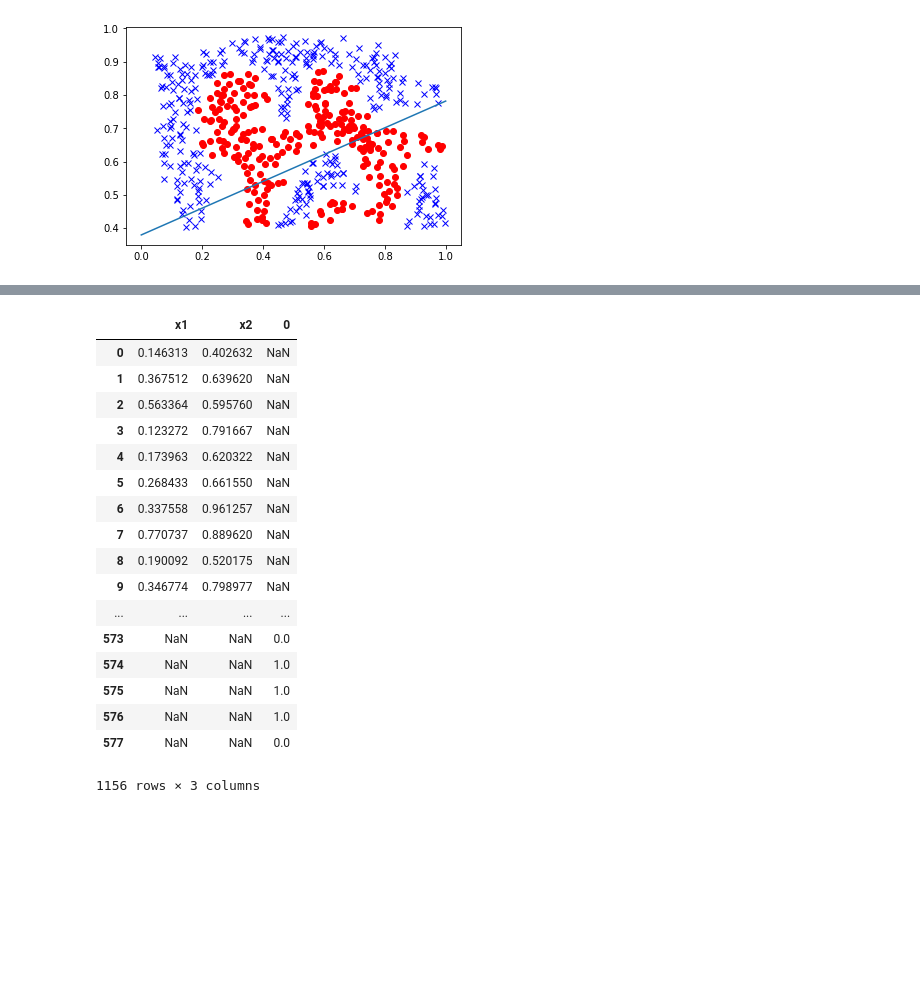
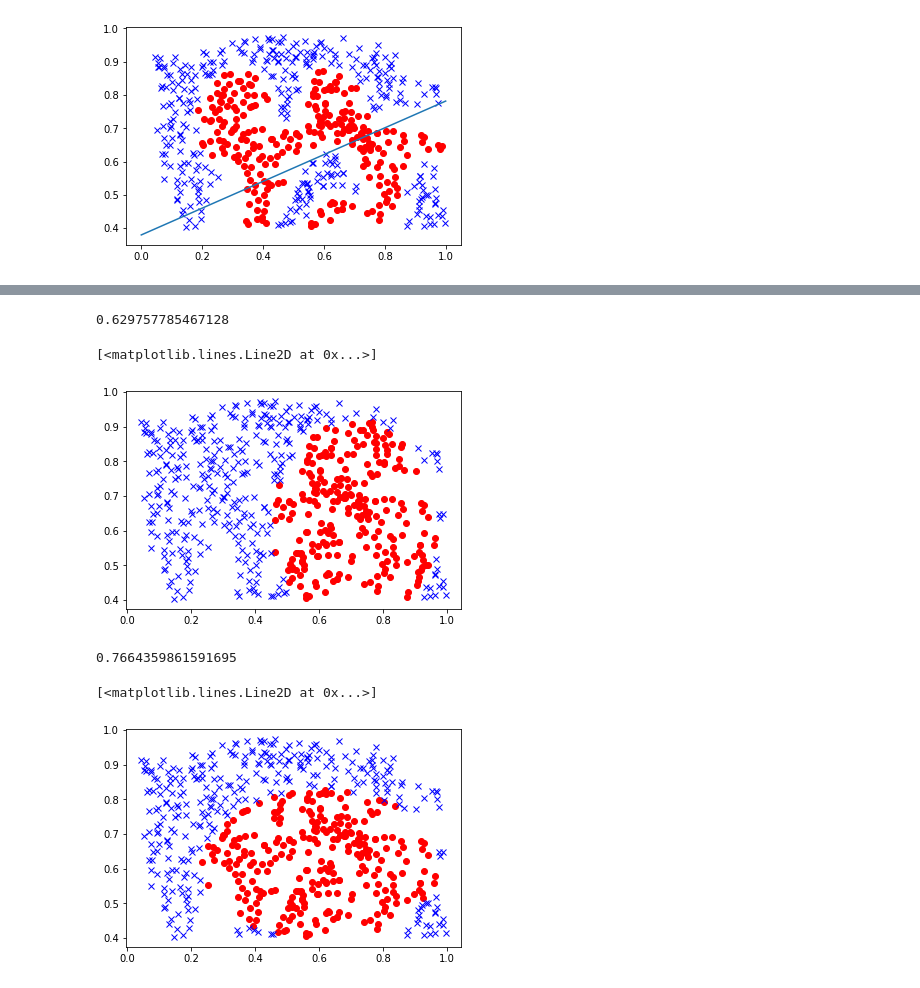
Before and after one commit to Sangil55/logregVsNavBayes, a Jupyter notebook: logRvsBayes.ipynb, the cells around one changed output, grey strips where cells are left out. Saved outputs shown, nothing was run; the diff lists cells and outputs as text; code cells hidden in the pictures; blank space fills up the shorter version.

```diff
--- a/logRvsBayes.ipynb
+++ b/logRvsBayes.ipynb
@@ -303,21 +324,38 @@ plt.plot(df_sub22['x1'],df_sub22['x2'],'bx')
-# %%
-df_trained
-# %% [output]
-|  | x1 | x2 | 0 |
-| 0 | 0.146313 | 0.402632 | NaN |
-| 1 | 0.367512 | 0.639620 | NaN |
-| 2 | 0.563364 | 0.595760 | NaN |
-| 3 | 0.123272 | 0.791667 | NaN |
-| 4 | 0.173963 | 0.620322 | NaN |
-| 5 | 0.268433 | 0.661550 | NaN |
-| 6 | 0.337558 | 0.961257 | NaN |
-| 7 | 0.770737 | 0.889620 | NaN |
-| 8 | 0.190092 | 0.520175 | NaN |
-| 9 | 0.346774 | 0.798977 | NaN |
-| ... | ... | ... | ... |
-| 573 | NaN | NaN | 0.0 |
-| 574 | NaN | NaN | 1.0 |
-| 575 | NaN | NaN | 1.0 |
-| 576 | NaN | NaN | 1.0 |
-| 577 | NaN | NaN | 0.0 |
-1156 rows × 3 columns
+# %%
+count_right=0
+count_wrong=0
+for index, xy in df_trained_mv1.iterrows():
+    if xy['y'] == df.iloc[index]['y']:
+        count_right+=1
+    else :
+        count_wrong+=1
+
+print(count_right/(count_right+count_wrong))
+plt.figure()
+df_sub11 = df_trained_mv1[df_trained_mv1['y'] == 0]
+df_sub22 = df_trained_mv1[df_trained_mv1['y'] == 1]
+plt.plot(df_sub11['x1'],df_sub11['x2'],'ro')
+plt.plot(df_sub22['x1'],df_sub22['x2'],'bx')
+# %% [output]
+0.629757785467128
+[<matplotlib.lines.Line2D at 0x...>]
+[figure, added]
+# %%
+count_right=0
+count_wrong=0
+for index, xy in df_trained_mv2.iterrows():
+    if xy['y'] == df.iloc[index]['y']:
+        count_right+=1
+    else :
+        count_wrong+=1
+
+print(count_right/(count_right+count_wrong))
+plt.figure()
+df_sub11 = df_trained_mv2[df_trained_mv2['y'] == 0]
+df_sub22 = df_trained_mv2[df_trained_mv2['y'] == 1]
+plt.plot(df_sub11['x1'],df_sub11['x2'],'ro')
+plt.plot(df_sub22['x1'],df_sub22['x2'],'bx')
+# %% [output]
+0.7664359861591695
+[<matplotlib.lines.Line2D at 0x...>]
+[figure, added]
```
Also changed, not shown: parts of 6 cells of this notebook.
